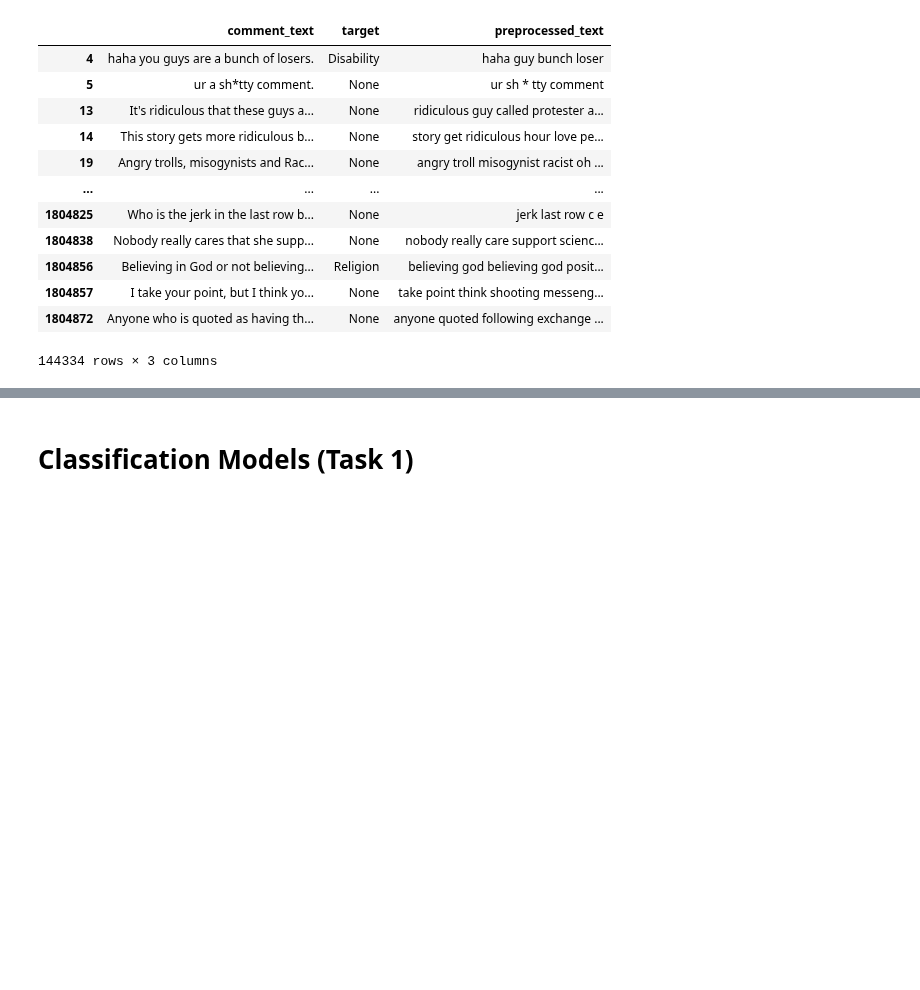
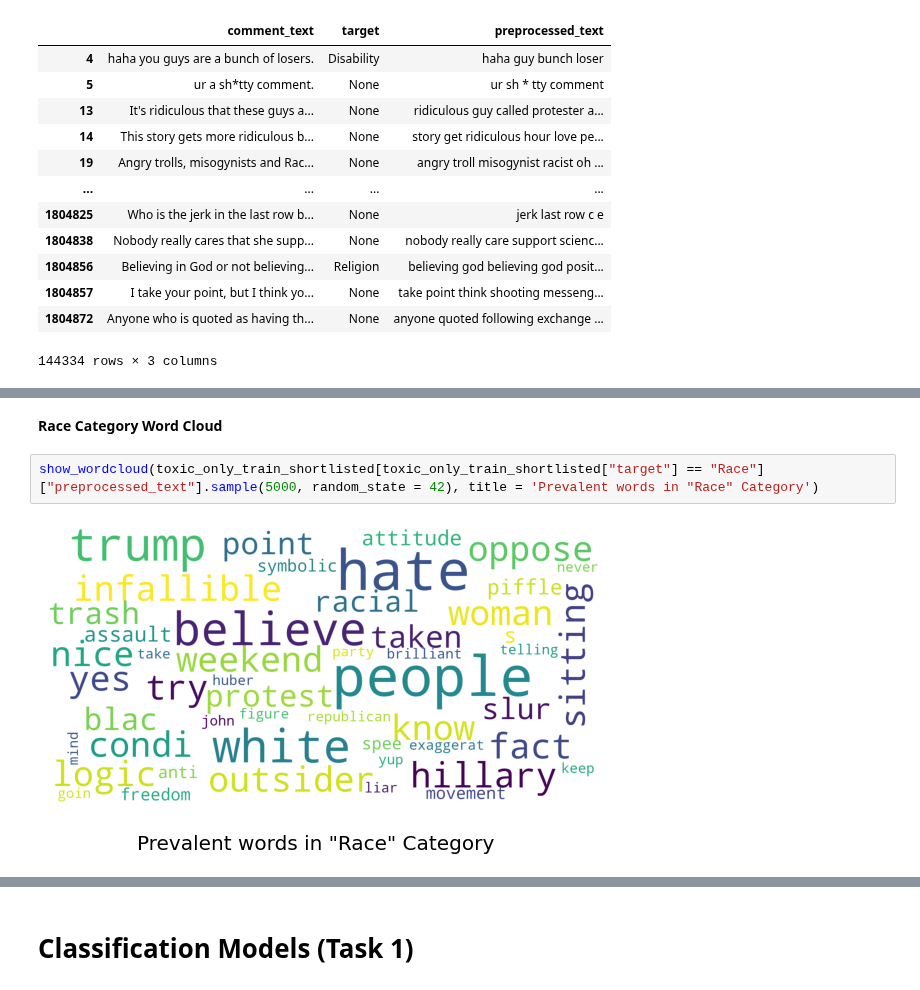
Before and after one commit to dvh549/Text_Mining, a Jupyter notebook: Toxic Comments Revamped.ipynb, the cells around one changed output, grey strips where cells are left out. Cells and saved outputs as stored; diff of their text form; blank space fills up the shorter version.

```diff
--- a/Toxic Comments Revamped.ipynb
+++ b/Toxic Comments Revamped.ipynb
@@ -96,0 +146,6 @@ toxic_only_train_shortlisted
+# %% [markdown]
+**Race Category Word Cloud**
+# %%
+show_wordcloud(toxic_only_train_shortlisted[toxic_only_train_shortlisted["target"] == "Race"]["preprocessed_text"].sample(5000, random_state = 42), title = 'Prevalent words in "Race" Category')
+# %% [output]
+[figure, added]
```
Also changed, not shown: parts of 14 cells of this notebook.
